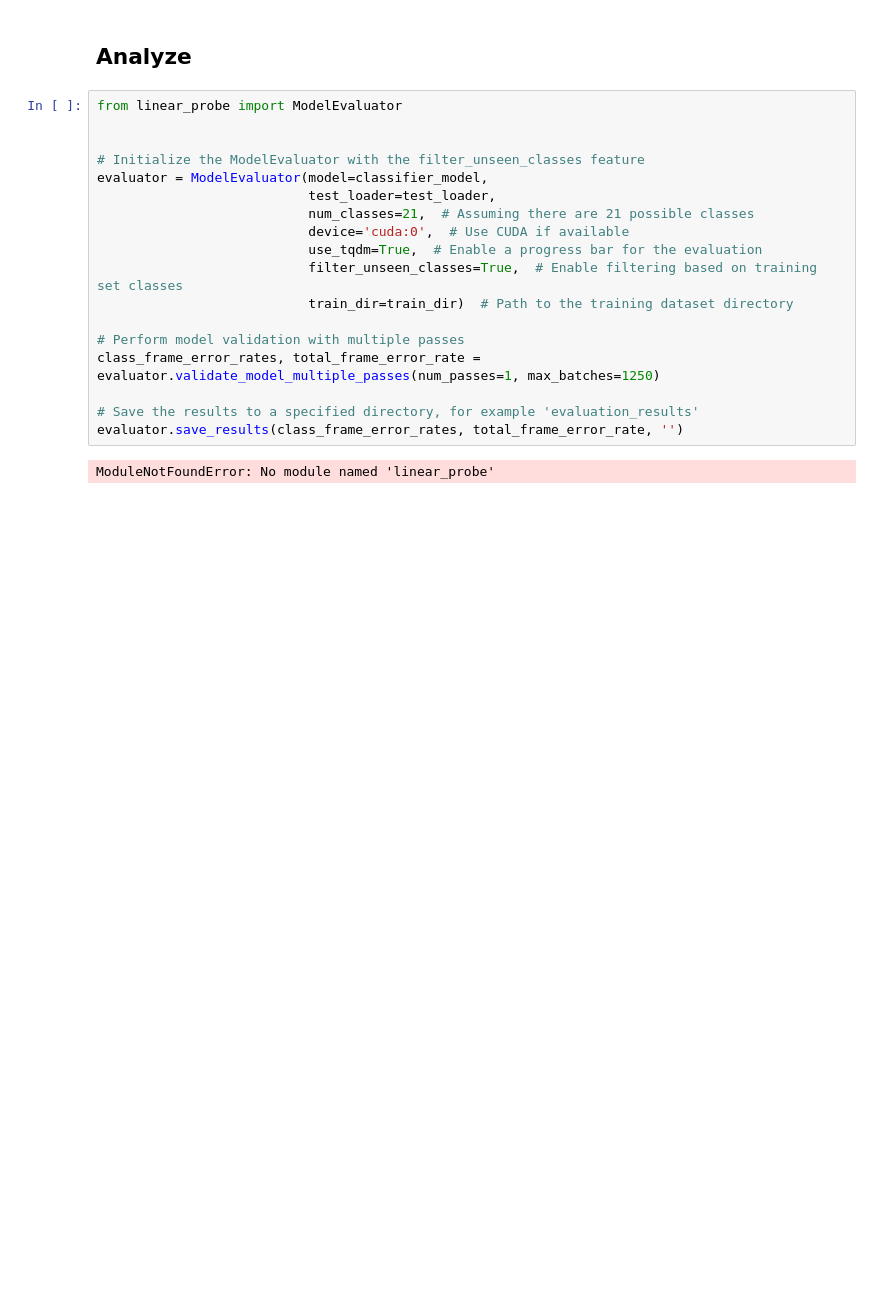
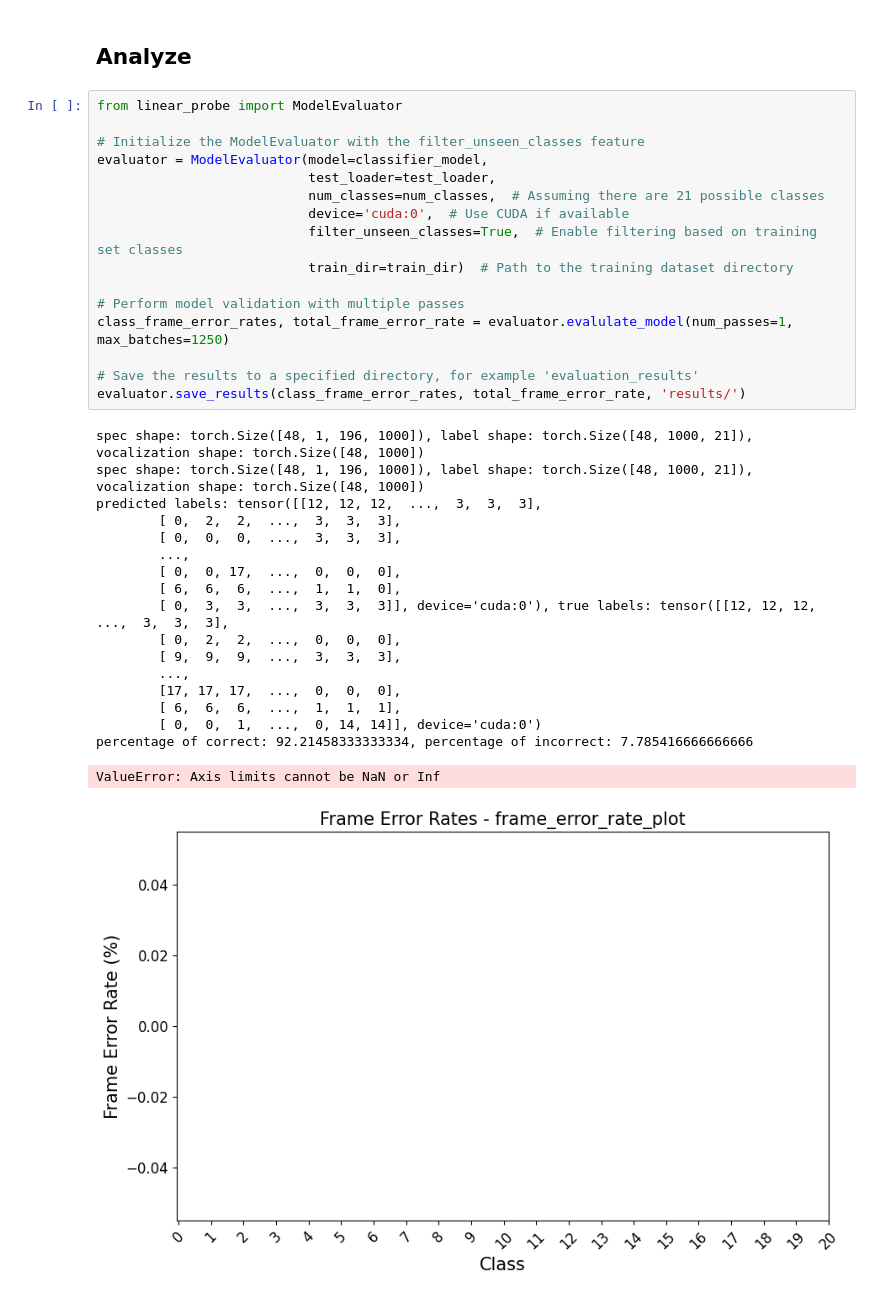
Before and after one commit to georgevenven/tweety_bert, a Jupyter notebook: notebooks/tweetyBERT_FER.ipynb, the cells around one changed output. Drawn from its saved outputs; the diff is of its cells as text; blank space fills up the shorter version.

```diff
--- a/notebooks/tweetyBERT_FER.ipynb
+++ b/notebooks/tweetyBERT_FER.ipynb
@@ -70,21 +69,36 @@ KeyboardInterrupt:
 ## Analyze
 # %%
 from linear_probe import ModelEvaluator
-
 
 # Initialize the ModelEvaluator with the filter_unseen_classes feature
 evaluator = ModelEvaluator(model=classifier_model,
                            test_loader=test_loader,
-                           num_classes=21,  # Assuming there are 21 possible classes
+                           num_classes=num_classes,  # Assuming there are 21 possible classes
                            device='cuda:0',  # Use CUDA if available
-                           use_tqdm=True,  # Enable a progress bar for the evaluation
                            filter_unseen_classes=True,  # Enable filtering based on training set classes
                            train_dir=train_dir)  # Path to the training dataset directory
 
 # Perform model validation with multiple passes
-class_frame_error_rates, total_frame_error_rate = evaluator.validate_model_multiple_passes(num_passes=1, max_batches=1250)
+class_frame_error_rates, total_frame_error_rate = evaluator.evalulate_model(num_passes=1, max_batches=1250)
 
 # Save the results to a specified directory, for example 'evaluation_results'
-evaluator.save_results(class_frame_error_rates, total_frame_error_rate, '')
+evaluator.save_results(class_frame_error_rates, total_frame_error_rate, 'results/')
 # %% [output]
-ModuleNotFoundError: No module named 'linear_probe'
+spec shape: torch.Size([48, 1, 196, 1000]), label shape: torch.Size([48, 1000, 21]), vocalization shape: torch.Size([48, 1000])
+spec shape: torch.Size([48, 1, 196, 1000]), label shape: torch.Size([48, 1000, 21]), vocalization shape: torch.Size([48, 1000])
+predicted labels: tensor([[12, 12, 12,  ...,  3,  3,  3],
+        [ 0,  2,  2,  ...,  3,  3,  3],
+        [ 0,  0,  0,  ...,  3,  3,  3],
+        ...,
+        [ 0,  0, 17,  ...,  0,  0,  0],
+        [ 6,  6,  6,  ...,  1,  1,  0],
+        [ 0,  3,  3,  ...,  3,  3,  3]], device='cuda:0'), true labels: tensor([[12, 12, 12,  ...,  3,  3,  3],
+        [ 0,  2,  2,  ...,  0,  0,  0],
+        [ 9,  9,  9,  ...,  3,  3,  3],
+        ...,
+        [17, 17, 17,  ...,  0,  0,  0],
+        [ 6,  6,  6,  ...,  1,  1,  1],
+        [ 0,  0,  1,  ...,  0, 14, 14]], device='cuda:0')
+percentage of correct: 92.21458333333334, percentage of incorrect: 7.785416666666666
+ValueError: Axis limits cannot be NaN or Inf
+[figure, added]
```
Also changed, not shown: parts of 4 cells of this notebook, 5 other files.
